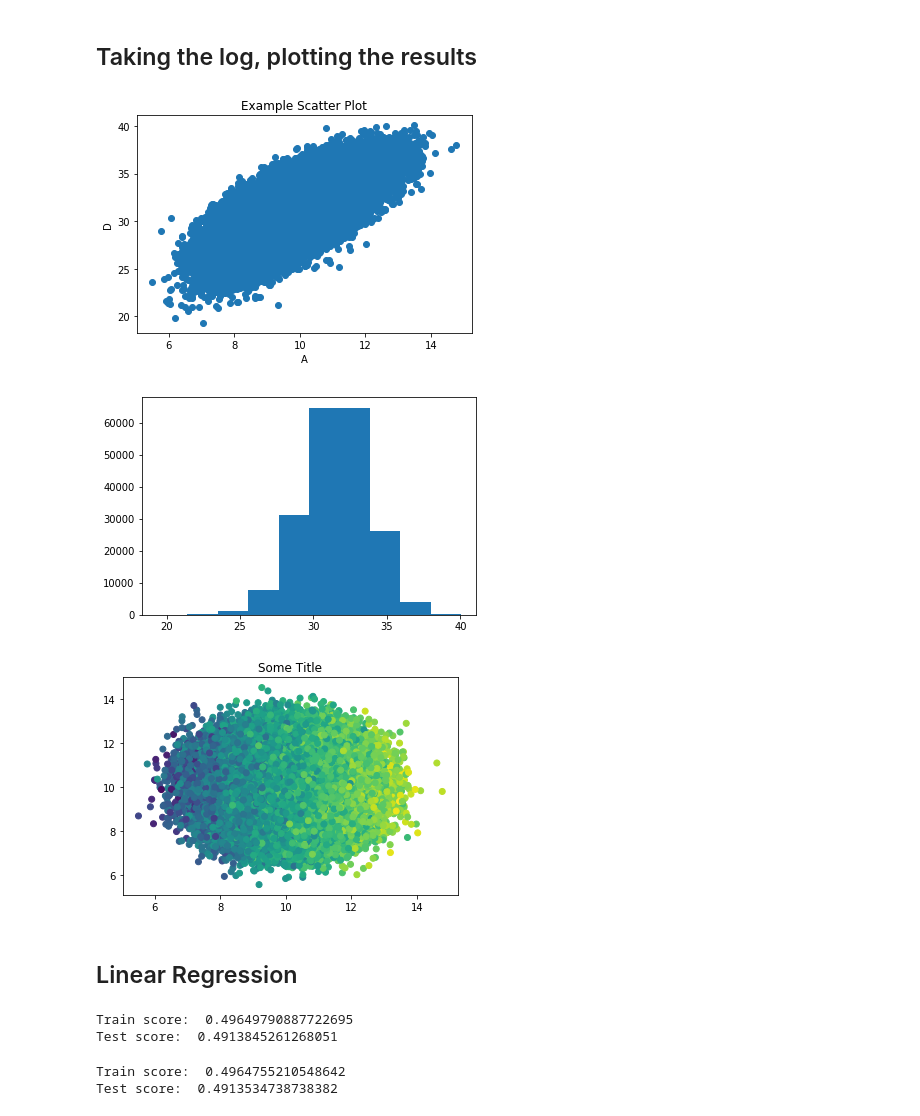
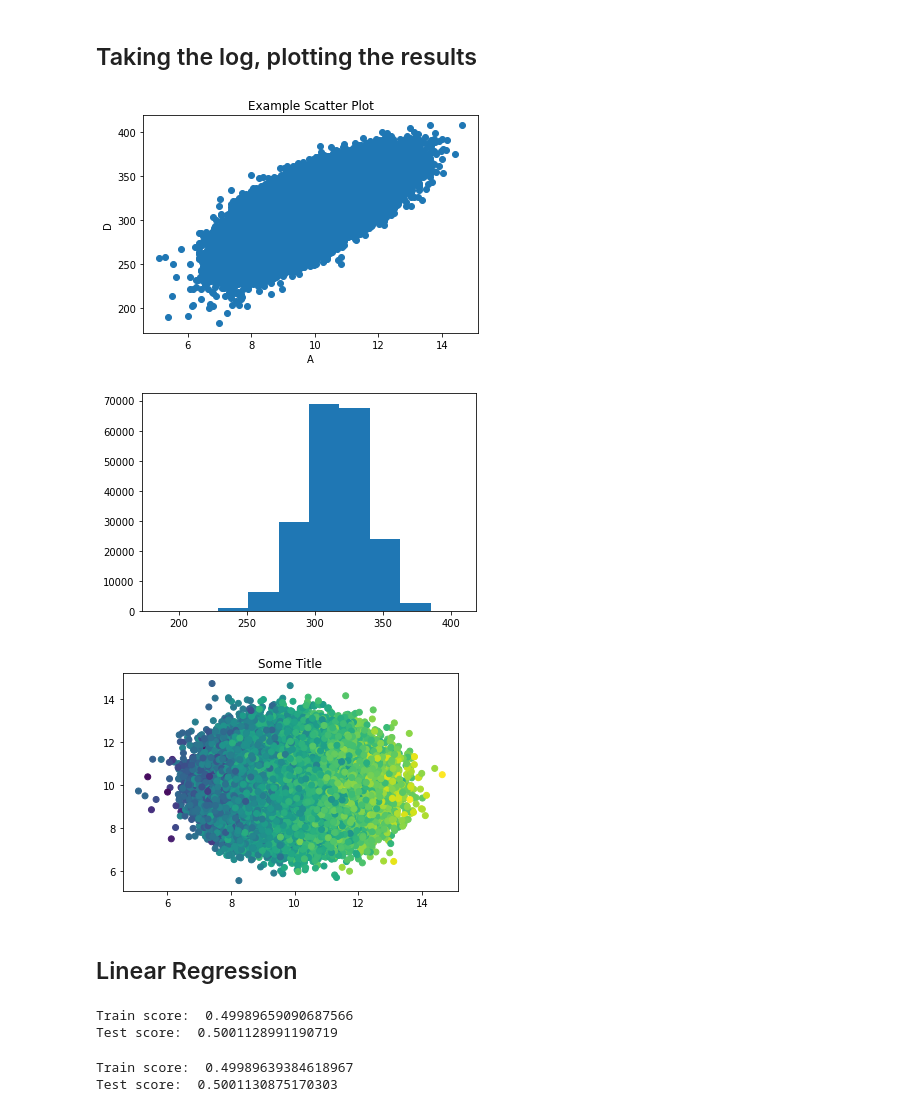
Before and after one commit to mbswirsky/git_example, a Jupyter notebook: example_notebook.ipynb, the cells around one changed output. Saved outputs shown, nothing was run; the diff lists cells and outputs as text; code cells hidden in the pictures.

```diff
--- a/example_notebook.ipynb
+++ b/example_notebook.ipynb
@@ -29,27 +29,27 @@ df.head()
 # %%
 # Try out square rooting D
 
 df_mod = np.log(df) + 10
-df_mod['D'] = np.sqrt(df_mod['D']) * 10
+df_mod['D'] = np.sqrt(df_mod['D']) * 100
 
 plt.scatter(df_mod['A'], df_mod['D'])
 plt.xlabel('A')
 plt.ylabel('D')
 plt.title('Example Scatter Plot')
 plt.show()
 # %% [output]
-[figure, old version]
+[figure, new version]
 # %%
 plt.hist(df_mod['D'])
 plt.show()
 # %% [output]
-[figure, old version]
+[figure, new version]
 # %%
 plt.scatter(df_mod['A'], df_mod['C'], c=df_mod['D'])
 plt.title('Some Title')
 plt.show()
 # %% [output]
-[figure, old version]
+[figure, new version]
 # %%
 from sklearn.model_selection import train_test_split
 
@@ -67,8 +67,8 @@ print('Train score: ', line.score(X_train, Y_train))
 
 print('Test score: ', line.score(X_test, Y_test))
 # %% [output]
-Train score:  0.49649790887722695
-Test score:  0.4913845261268051
+Train score:  0.49989659090687566
+Test score:  0.5001128991190719
 # %%
 from sklearn.linear_model import Lasso
 
@@ -80,5 +80,5 @@ print('Train score: ', lasso.score(X_train, Y_train))
 
 print('Test score: ', lasso.score(X_test, Y_test))
 # %% [output]
-Train score:  0.4964755210548642
-Test score:  0.4913534738738382
+Train score:  0.49989639384618967
+Test score:  0.5001130875170303
```
Also changed, not shown: parts of 1 cell of this notebook.
